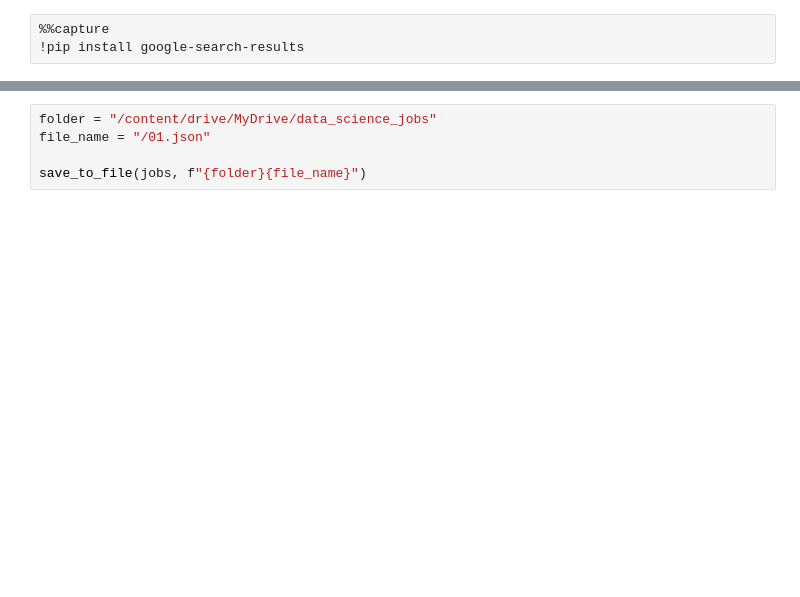
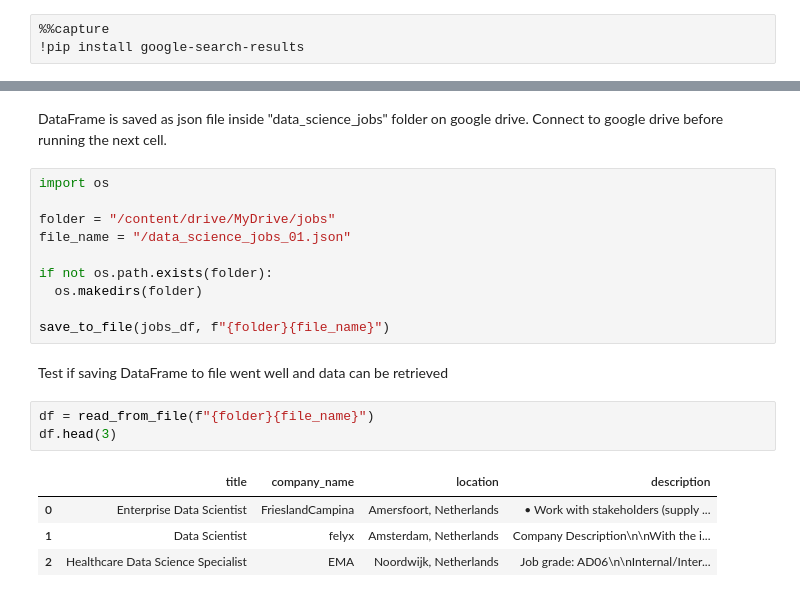
Before and after one commit to ayundina/job_posts_analysis, a Jupyter notebook: scrape_job_posts.ipynb, the cells around one changed output, grey strips where cells are left out. Drawn from its saved outputs; the diff is of its cells as text; blank space fills up the shorter version.

```diff
--- a/scrape_job_posts.ipynb
+++ b/scrape_job_posts.ipynb
@@ -57,5 +81,22 @@ pprint(jobs[0:3])
+# %% [markdown]
+DataFrame is saved as json file inside "data_science_jobs" folder on google drive. Connect to google drive before running the next cell.
 # %%
-folder = "/content/drive/MyDrive/data_science_jobs"
-file_name = "/01.json"
+import os
 
-save_to_file(jobs, f"{folder}{file_name}")
+folder = "/content/drive/MyDrive/jobs"
+file_name = "/data_science_jobs_01.json"
+
+if not os.path.exists(folder):
+  os.makedirs(folder)
+
+save_to_file(jobs_df, f"{folder}{file_name}")
+# %% [markdown]
+Test if saving DataFrame to file went well and data can be retrieved
+# %%
+df = read_from_file(f"{folder}{file_name}")
+df.head(3)
+# %% [output]
+|  | title | company_name | location | description |
+| 0 | Enterprise Data Scientist | FrieslandCampina | Amersfoort, Netherlands | • Work with stakeholders (supply ... |
+| 1 | Data Scientist | felyx | Amsterdam, Netherlands | Company Description\n\nWith the i... |
+| 2 | Healthcare Data Science Specialist | EMA | Noordwijk, Netherlands | Job grade: AD06\n\nInternal/Inter... |
```
Also changed, not shown: parts of 11 cells of this notebook.
